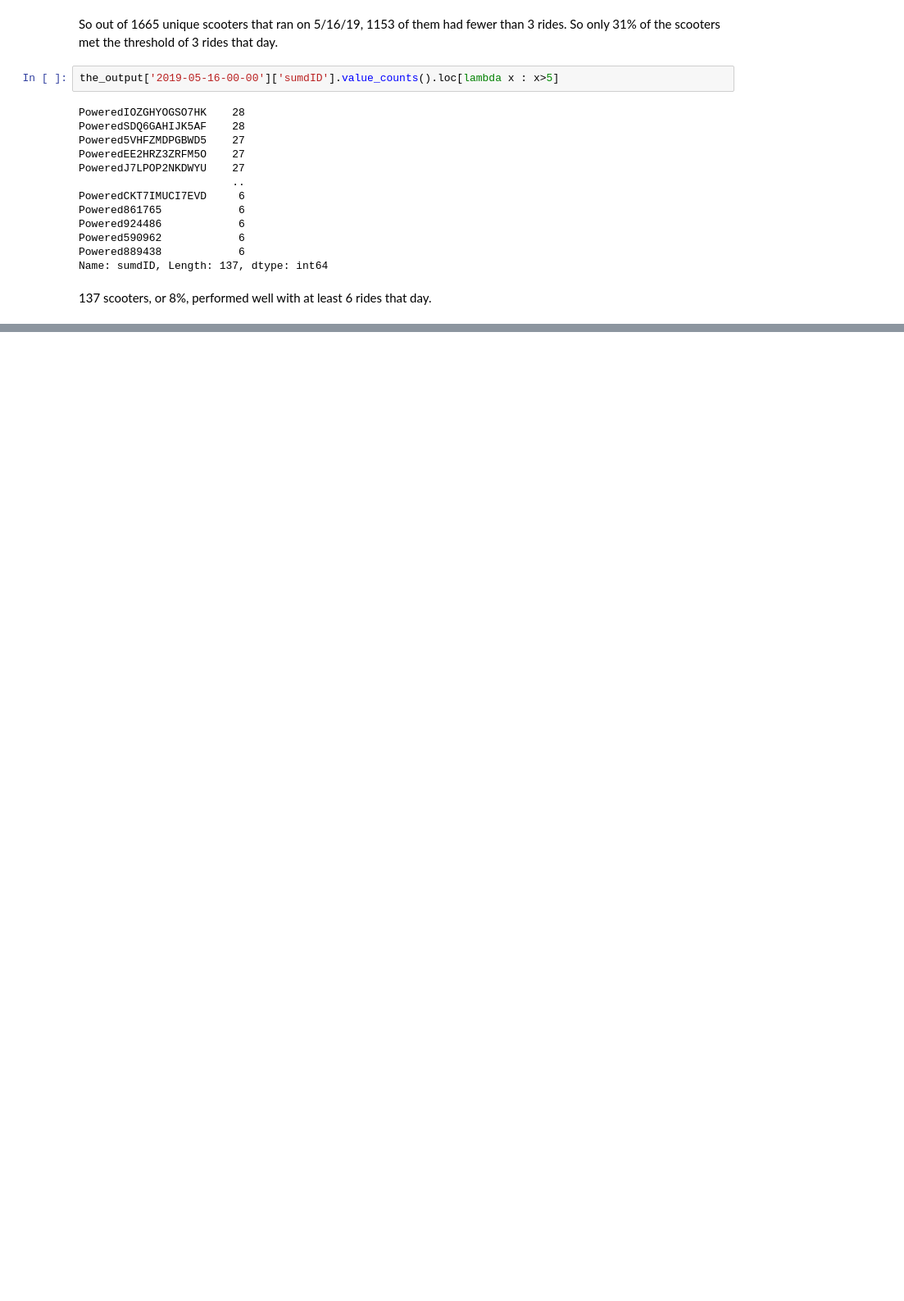
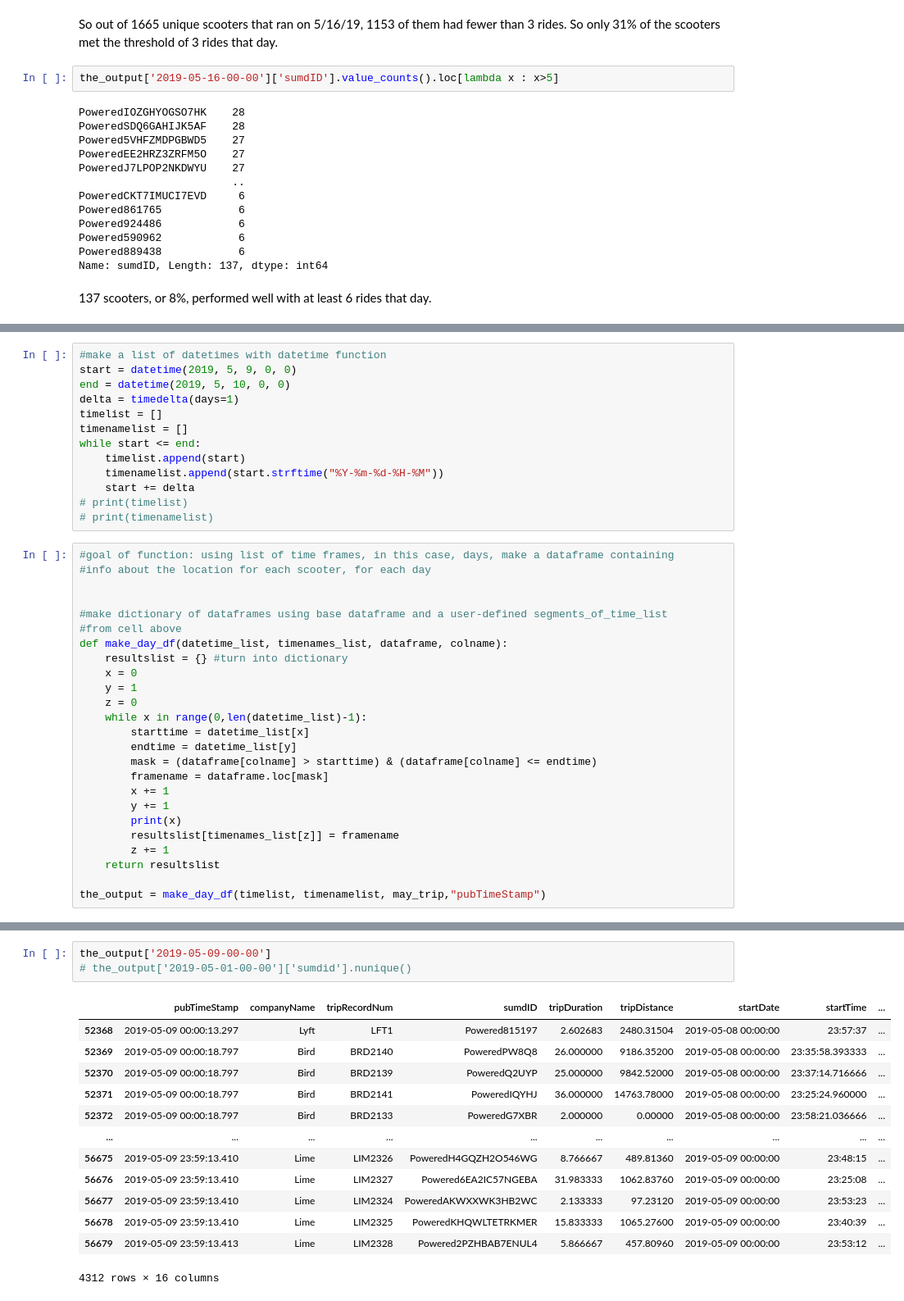
Before and after one commit to derektprice/mapping_scooters_nashville_python, a Jupyter notebook: notebooks/4_MayScooterRides.ipynb, the cells around one changed output, grey strips where cells are left out. Shown at 82% size. Saved outputs shown, nothing was run; the diff lists cells and outputs as text; blank space fills up the shorter version.

```diff
--- a/notebooks/thorn-hourly-pz-plotting.ipynb
+++ b/notebooks/4_MayScooterRides.ipynb
@@ -321,0 +250,38 @@ Series([], Name: ZONE_ID, dtype: int64)
+# %%
+#make a list of datetimes with datetime function
+start = datetime(2019, 5, 9, 0, 0)
+end = datetime(2019, 5, 10, 0, 0)
+delta = timedelta(days=1)
+timelist = []
+timenamelist = []
+while start <= end:
+    timelist.append(start)
+    timenamelist.append(start.strftime("%Y-%m-%d-%H-%M"))
+    start += delta
+# print(timelist)
+# print(timenamelist)
+# %%
+#goal of function: using list of time frames, in this case, days, make a dataframe containing
+#info about the location for each scooter, for each day
+
+
+#make dictionary of dataframes using base dataframe and a user-defined segments_of_time_list
+#from cell above
+def make_day_df(datetime_list, timenames_list, dataframe, colname):
+    resultslist = {} #turn into dictionary
+    x = 0
+    y = 1
+    z = 0
+    while x in range(0,len(datetime_list)-1):
+        starttime = datetime_list[x]
+        endtime = datetime_list[y]
+        mask = (dataframe[colname] > starttime) & (dataframe[colname] <= endtime)
+        framename = dataframe.loc[mask]
+        x += 1
+        y += 1
+        print(x)
+        resultslist[timenames_list[z]] = framename
+        z += 1
+    return resultslist
+
+the_output = make_day_df(timelist, timenamelist, may_trip,"pubTimeStamp")
@@ -321,0 +294,17 @@ Series([], Name: ZONE_ID, dtype: int64)
+# %%
+the_output['2019-05-09-00-00']
+# the_output['2019-05-01-00-00']['sumdid'].nunique()
+# %% [output]
+|  | pubTimeStamp | companyName | tripRecordNum | sumdID | tripDuration | tripDistance | startDate | startTime | ... |
+| 52368 | 2019-05-09 00:00:13.297 | Lyft | LFT1 | Powered815197 | 2.602683 | 2480.31504 | 2019-05-08 00:00:00 | 23:57:37 | ... |
+| 52369 | 2019-05-09 00:00:18.797 | Bird | BRD2140 | PoweredPW8Q8 | 26.000000 | 9186.35200 | 2019-05-08 00:00:00 | 23:35:58.393333 | ... |
+| 52370 | 2019-05-09 00:00:18.797 | Bird | BRD2139 | PoweredQ2UYP | 25.000000 | 9842.52000 | 2019-05-08 00:00:00 | 23:37:14.716666 | ... |
+| 52371 | 2019-05-09 00:00:18.797 | Bird | BRD2141 | PoweredIQYHJ | 36.000000 | 14763.78000 | 2019-05-08 00:00:00 | 23:25:24.960000 | ... |
+| 52372 | 2019-05-09 00:00:18.797 | Bird | BRD2133 | PoweredG7XBR | 2.000000 | 0.00000 | 2019-05-08 00:00:00 | 23:58:21.036666 | ... |
+| ... | ... | ... | ... | ... | ... | ... | ... | ... | ... |
+| 56675 | 2019-05-09 23:59:13.410 | Lime | LIM2326 | PoweredH4GQZH2O546WG | 8.766667 | 489.81360 | 2019-05-09 00:00:00 | 23:48:15 | ... |
+| 56676 | 2019-05-09 23:59:13.410 | Lime | LIM2327 | Powered6EA2IC57NGEBA | 31.983333 | 1062.83760 | 2019-05-09 00:00:00 | 23:25:08 | ... |
+| 56677 | 2019-05-09 23:59:13.410 | Lime | LIM2324 | PoweredAKWXXWK3HB2WC | 2.133333 | 97.23120 | 2019-05-09 00:00:00 | 23:53:23 | ... |
+| 56678 | 2019-05-09 23:59:13.410 | Lime | LIM2325 | PoweredKHQWLTETRKMER | 15.833333 | 1065.27600 | 2019-05-09 00:00:00 | 23:40:39 | ... |
+| 56679 | 2019-05-09 23:59:13.413 | Lime | LIM2328 | Powered2PZHBAB7ENUL4 | 5.866667 | 457.80960 | 2019-05-09 00:00:00 | 23:53:12 | ... |
+4312 rows × 16 columns
```
Also changed, not shown: parts of 17 cells of this notebook.
